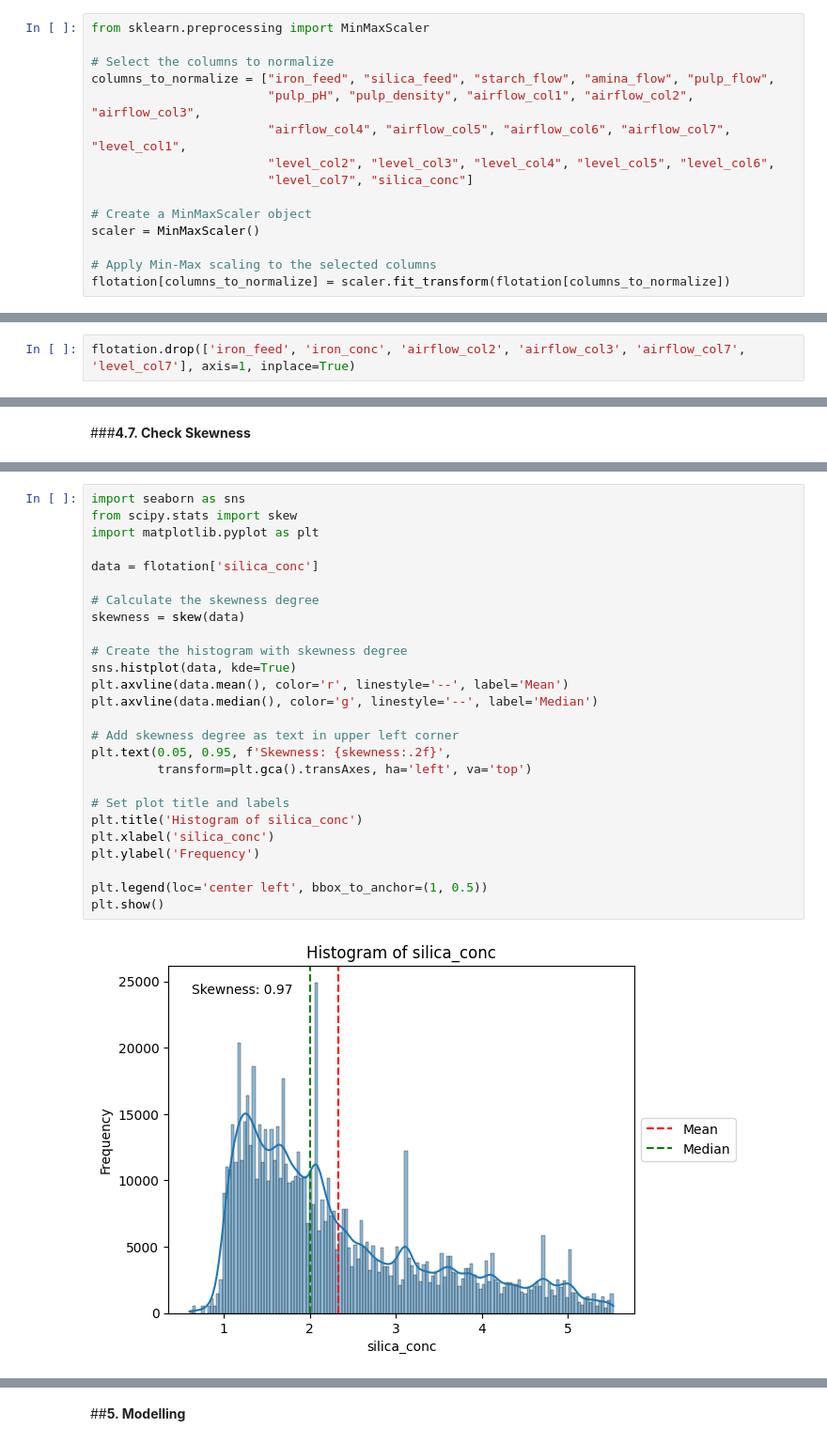
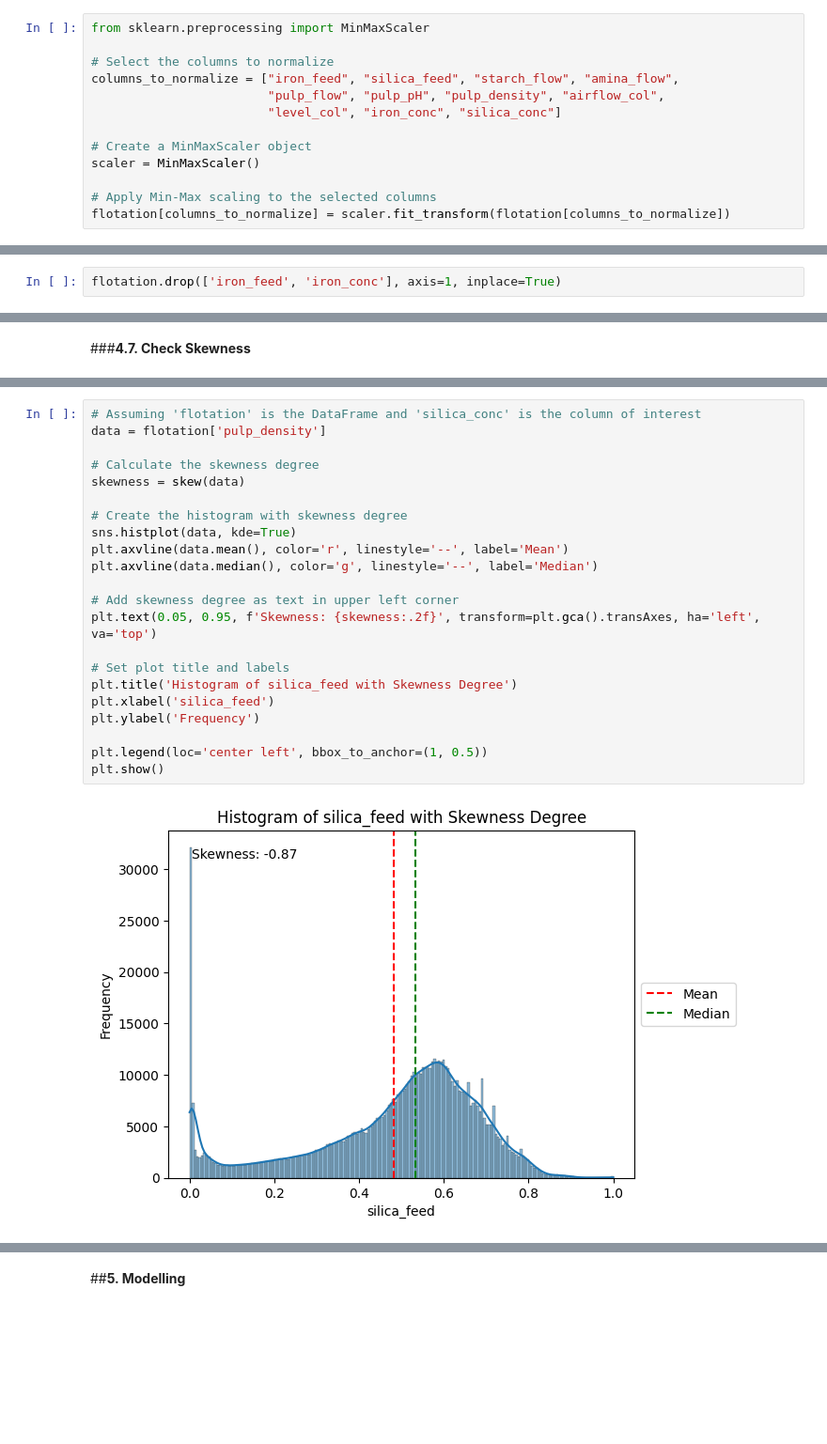
Before and after one commit to ArifAygun/Iron-Ore-Froth-Flotation-Quality-Prediction, a Jupyter notebook: AA_Iron_Ore_Froth_Flotation_Quality_Prediction.ipynb, the cells around one changed output, grey strips where cells are left out. Shown at 94% size. Drawn from its saved outputs; the diff is of its cells as text; blank space fills up the shorter version.

```diff
--- a/AA_Iron_Ore_Froth_Flotation_Quality_Prediction.ipynb
+++ b/AA_Iron_Ore_Froth_Flotation_Quality_Prediction.ipynb
@@ -308,11 +307,9 @@ flotation.describe().T
 from sklearn.preprocessing import MinMaxScaler
 
 # Select the columns to normalize
-columns_to_normalize = ["iron_feed", "silica_feed", "starch_flow", "amina_flow", "pulp_flow",
-                        "pulp_pH", "pulp_density", "airflow_col1", "airflow_col2", "airflow_col3",
-                        "airflow_col4", "airflow_col5", "airflow_col6", "airflow_col7", "level_col1",
-                        "level_col2", "level_col3", "level_col4", "level_col5", "level_col6",
-                        "level_col7", "silica_conc"]
+columns_to_normalize = ["iron_feed", "silica_feed", "starch_flow", "amina_flow",
+                        "pulp_flow", "pulp_pH", "pulp_density", "airflow_col",
+                        "level_col", "iron_conc", "silica_conc"]
 
 # Create a MinMaxScaler object
 scaler = MinMaxScaler()
@@ -398,5 +371,5 @@
 # %%
-flotation.drop(['iron_feed', 'iron_conc', 'airflow_col2', 'airflow_col3', 'airflow_col7', 'level_col7'], axis=1, inplace=True)
+flotation.drop(['iron_feed', 'iron_conc'], axis=1, inplace=True)
 # %%
 flotation.shape
 # %% [output]
@@ -533,28 +811,24 @@ Skewness: 0.5523580724792839
 # %%
-import seaborn as sns
-from scipy.stats import skew
-import matplotlib.pyplot as plt
-
-data = flotation['silica_conc']
+# Assuming 'flotation' is the DataFrame and 'silica_conc' is the column of interest
+data = flotation['pulp_density']
 
 # Calculate the skewness degree
 skewness = skew(data)
 
 # Create the histogram with skewness degree
 sns.histplot(data, kde=True)
 plt.axvline(data.mean(), color='r', linestyle='--', label='Mean')
 plt.axvline(data.median(), color='g', linestyle='--', label='Median')
 
 # Add skewness degree as text in upper left corner
-plt.text(0.05, 0.95, f'Skewness: {skewness:.2f}',
-         transform=plt.gca().transAxes, ha='left', va='top')
+plt.text(0.05, 0.95, f'Skewness: {skewness:.2f}', transform=plt.gca().transAxes, ha='left', va='top')
 
 # Set plot title and labels
-plt.title('Histogram of silica_conc')
-plt.xlabel('silica_conc')
+plt.title('Histogram of silica_feed with Skewness Degree')
+plt.xlabel('silica_feed')
 plt.ylabel('Frequency')
 
 plt.legend(loc='center left', bbox_to_anchor=(1, 0.5))
 plt.show()
 # %% [output]
-[figure, old version]
+[figure, new version]
```
Also changed, not shown: parts of 60 cells of this notebook.
